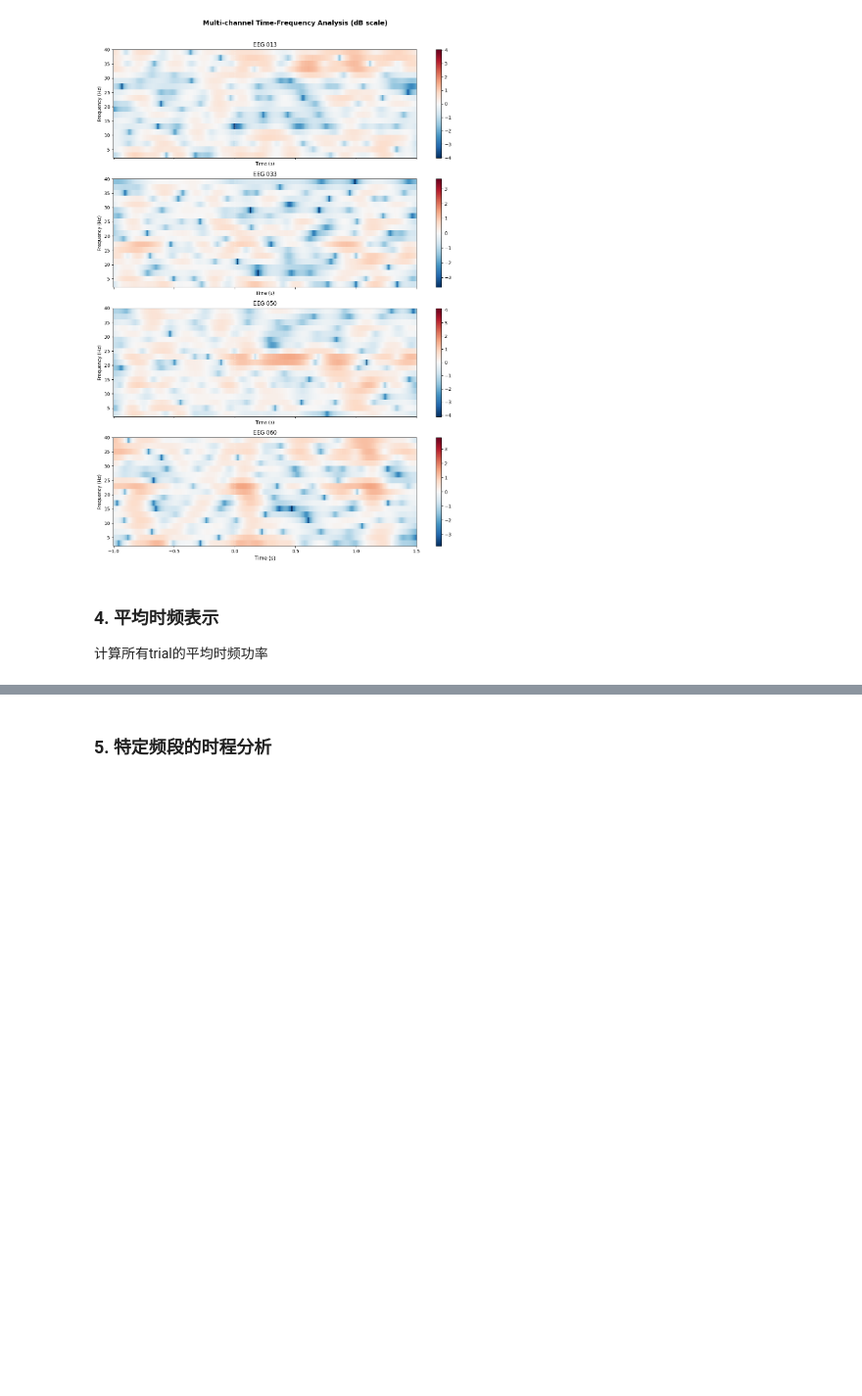
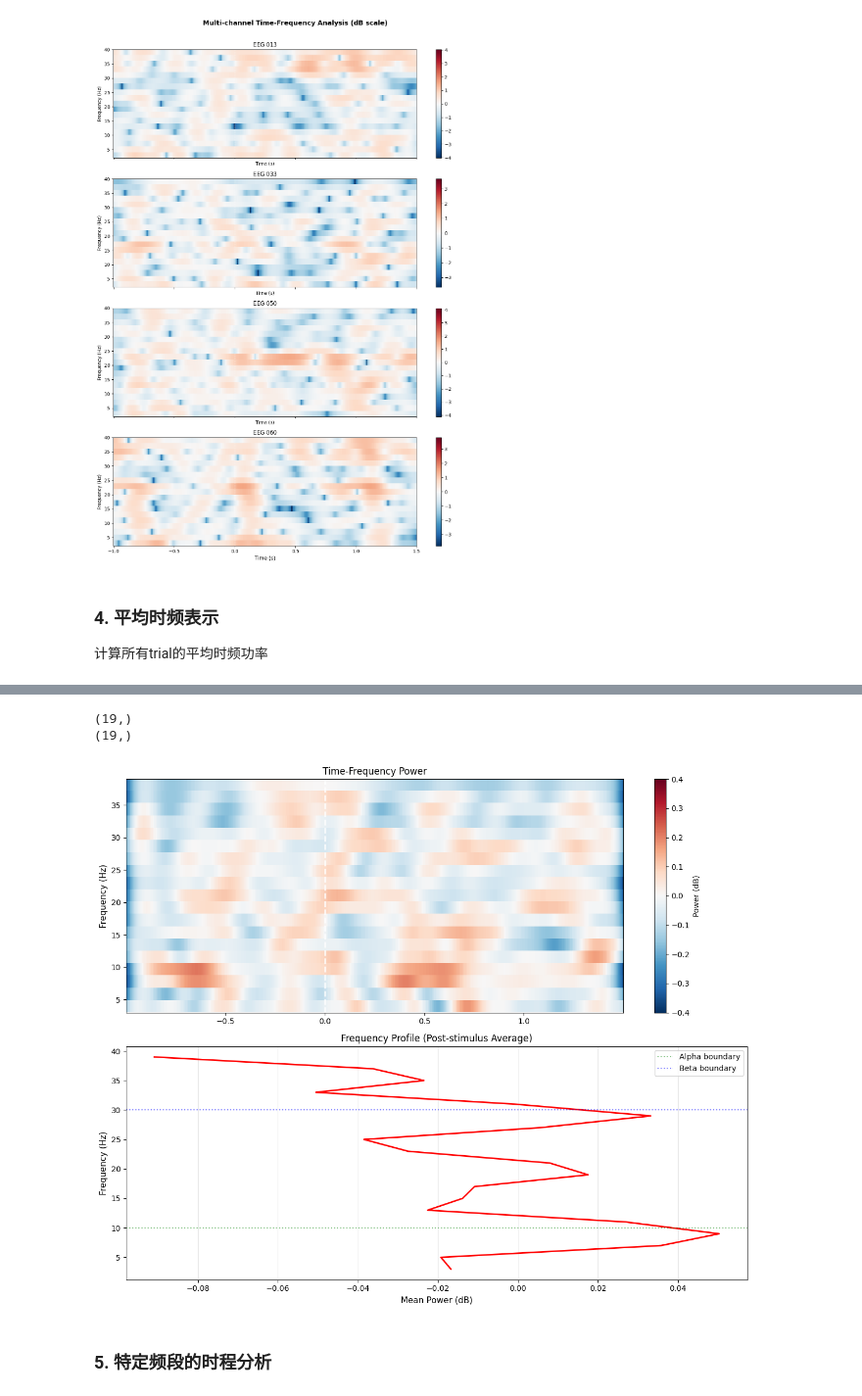
Before and after one commit to usstziyi/ERP-1, a Jupyter notebook: notebooks/Unit_04_Time_Frequency_Analysis.ipynb, the cells around one changed output, grey strips where cells are left out. Shown at 98% size. Drawn from its saved outputs; the diff is of its cells as text; code cells hidden in the pictures; blank space fills up the shorter version.

```diff
--- a/notebooks/Unit_04_Time_Frequency_Analysis.ipynb
+++ b/notebooks/Unit_04_Time_Frequency_Analysis.ipynb
@@ -384,43 +415,52 @@ plt.show()
 # %%
-# 计算平均时频功率
-power_avg = power.average()
-power_avg.apply_baseline(baseline=(-0.5, -0.1), mode='logratio')
-
-# 使用MNE的可视化方法
-fig, ax = plt.subplots(figsize=(12, 6))
-power_avg.plot(picks=[ch_idx], show=False, axes=ax, cmap='RdBu_r',
-               vmin=-1.0, vmax=1.0, colorbar=True,
-               title=f'Average Time-Frequency Power (Channel: {power.ch_names[ch_idx]})')
-ax.axvline(x=0, color='white', linestyle='--', linewidth=2, alpha=0.8)
-plt.tight_layout()
-plt.show()
-
 # 绘制频率边缘分布（时间平均）
 fig, (ax1, ax2) = plt.subplots(2, 1, figsize=(12, 10))
-
 # 上图：完整时频图
-im = ax1.imshow(power_avg.data[ch_idx], aspect='auto', origin='lower',
-                cmap='RdBu_r', vmin=-1.0, vmax=1.0,
-                extent=[power.times[0], power.times[-1], freqs[0], freqs[-1]])
+# ax1.imshow() 默认会对图像进行插值,使图像更平滑,但会损失细节
+# 可以通过设置interpolation='none'来禁用插值
+im = ax1.imshow(
+    power_avg.data[ch_idx],  # 只可视化感兴趣的通道  # (19, 376)(n_freqs, n_times)
+    aspect='auto',           # 自动调整长宽比
+    origin='lower',          # 原点位于左下角
+    cmap='RdBu_r',           # 红蓝反转色图
+    vmin=-0.4,               # 颜色映射最小值
+    vmax=0.4,                # 颜色映射最大值
+    extent=[                 # 图像范围 [xmin, xmax, ymin, ymax]
+        power.times[0],      # 起始时间
+        power.times[-1],     # 结束时间
+        freqs[0],            # 最低频率
+        freqs[-1]            # 最高频率
+    ],
+    interpolation='none'     # 禁用插值
+)
 ax1.axvline(x=0, color='white', linestyle='--', linewidth=2, alpha=0.8)
 ax1.set_ylabel('Frequency (Hz)', fontsize=11)
 ax1.set_title('Time-Frequency Power', fontsize=12)
 plt.colorbar(im, ax=ax1, label='Power (dB)')
 
 # 下图：频率边缘分布（刺激后的平均功率变化）
-tmask = power.times >= 0  # 仅使用刺激后的时间
-freq_profile = np.mean(power_avg.data[ch_idx, :, tmask], axis=1)
+tmask = power.times >= 0   # 仅使用刺激后的时间
+# 目的是回答这个问题：刺激发生后，哪个频段的能量变化最剧烈？
+# 注：power_avg.data[ch_idx, :, tmask]会改变维度顺序,从(nfreqs, times)变更为(times, nfreqs)
+freq_profile = np.mean(power_avg.data[ch_idx, :, tmask], axis=0) # 对(时间维度)进行平均化
+print(freq_profile.shape) # (nfreqs,)
+print(freqs.shape)
+# 在激活后一段时间里，每种频率的平均能量
 ax2.plot(freq_profile, freqs, color='red', linewidth=2)
 ax2.axhline(y=10, color='green', linestyle=':', alpha=0.5, label='Alpha boundary')
 ax2.axhline(y=30, color='blue', linestyle=':', alpha=0.5, label='Beta boundary')
 ax2.set_xlabel('Mean Power (dB)', fontsize=11)
 ax2.set_ylabel('Frequency (Hz)', fontsize=11)
 ax2.set_title('Frequency Profile (Post-stimulus Average)', fontsize=12)
 ax2.legend()
 ax2.grid(True, alpha=0.3, axis='x')
 
 plt.tight_layout()
 plt.show()
+# %% [output]
+(19,)
+(19,)
+[figure, added]
 # %% [markdown]
 ### 5. 特定频段的时程分析
 # %%
```
Also changed, not shown: parts of 17 cells of this notebook, 2 other files.
